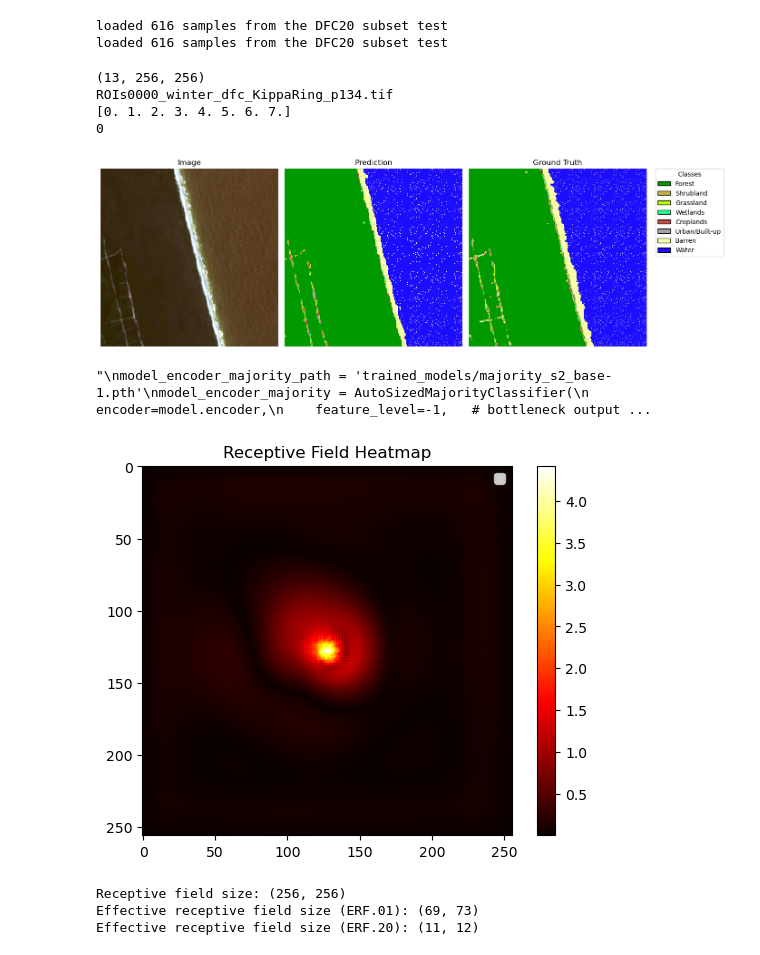
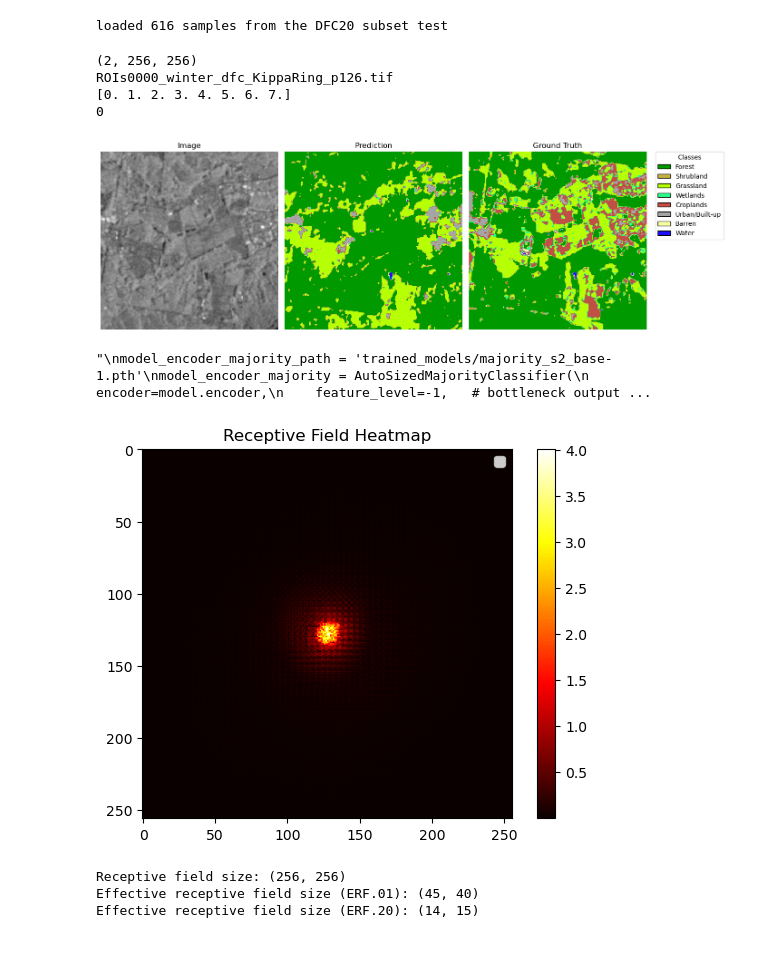
Before and after one commit to hpfref/The-Role-of-Spatial-Context-in-Deep-Learning-based-Semantic-Segmentation-of-Remote-Sensing-Imagery, a Jupyter notebook: dfc20/visualize.ipynb, the cells around one changed output. Cells and saved outputs as stored; diff of their text form; code cells hidden in the pictures.

```diff
--- a/dfc20/visualize.ipynb
+++ b/dfc20/visualize.ipynb
@@ -15,12 +15,11 @@ from models.majority_classifier import *
 from matplotlib.colors import ListedColormap, BoundaryNorm
 # %%
 path = "./data"
-ds = dataset.DFC20(path, subset="test", use_s1 = True, use_s2_hr=False, normalize=True) #s1
+ds = dataset.DFC20(path, subset="test", use_s1 = True) #s1
 #ds = dataset.DFC20(path, subset="test", use_s1 = False, use_s2_all=True, normalize=True, standardize=False) #s2
 #ds_stand = dataset.DFC20(path, subset="test", use_s1 = False, use_s2_all=True, normalize=False, standardize=True) #s2
 # %% [output]
 loaded 616 samples from the DFC20 subset test
-loaded 616 samples from the DFC20 subset test
 # %%
 def predict_patch(model, image):
     model.eval()  # Set model to evaluation mode
@@ -46,17 +45,33 @@ def visualize_rgb_prediction_label(patch, patch_stand=None, model=None, model_is
     # Extract appropriate bands for visualization
     if sensor == 's2':
         image = patch['image'][1:4]  # RGB bands for Sentinel-2
+        # Apply contrast stretching
+        image = np.clip((image - np.min(image)) / (np.max(image) - np.min(image) + 1e-6), 0, 1)
+        image = np.clip(image * 1.5, 0, 1)
     elif sensor == 's1':
+        vv, vh = patch['image'][:2]
+        gray = (vv + vh) / 2
+        image = np.stack([gray, gray, gray], axis=0)
+        """ s1 visual
+        #histscale
+        from skimage import exposure
+        vv, vh = patch['image'][:2]
+        r = exposure.equalize_hist(vh)
+        g = exposure.equalize_hist((vv + vh) / 2)
+        b = exposure.equalize_hist(vv)
+        image = np.stack([r, g, b], axis=0)
+        #grey
+        vv, vh = patch['image'][:2]
+        gray = (vv + vh) / 2
+        image = np.stack([gray, gray, gray], axis=0)
+        #blue average of vv vh
         image = patch['image'][:2]  # VV and VH for Sentinel-1
         r, g = image[0], image[1]
         b = (r + g) / 2
         image = np.stack([r, g, b], axis=0)
+        """
     else:
         raise ValueError("sensor must be either 's1' or 's2'")
-
-    # Apply contrast stretching
-    image = np.clip((image - np.min(image)) / (np.max(image) - np.min(image) + 1e-6), 0, 1)
-    image = np.clip(image * 1.5, 0, 1)
 
     # Create a figure with three subplots
     fig, ax = plt.subplots(1, 3, figsize=(14, 6))
@@ -115,38 +130,41 @@ def visualize_rgb_prediction_label(patch, patch_stand=None, model=None, model_is
     plt.tight_layout()
     plt.show()
 # %%
-patch_index = 501 # 25,306,500 bad label example (city); 550,553 cropland dots warum? (wie ist ground truth entstanden); train 720 ähnlich weird; train 3000,2000,2500!!!
+patch_index = 500 # 25,306,500 bad label example (city); 550,553 cropland dots warum? (wie ist ground truth entstanden); train 720 ähnlich weird; train 3000,2000,2500!!!
 patch = ds.__getitem__(patch_index)
 print(patch["image"].shape)
 print(patch["id"])
 print(np.unique(patch["label"]))
 print(patch["majority_class"])
 
-patch_stand = ds_stand.__getitem__(patch_index)
+model_path = 'trained_models/s1/segmentation/unet_s1_base.pth' # for s1
 
-model_path = 'trained_models/unet_s2_base.pth'
-model = UNetBase(n_channels=13)  # n_channels based on model
+#patch_stand = ds_stand.__getitem__(patch_index) # for s2
+#model_path = 'trained_models/s2/segmentation/unet_s2_base.pth' # for s2
+model = UNetBase(n_channels=2)  # n_channels based on model
+
+
 model.load_state_dict(torch.load(model_path))
 
-#visualize_rgb_prediction_label(patch, model=None, sensor='s1') #s1
-visualize_rgb_prediction_label(patch, patch_stand=patch_stand, model=model, model_is_stand=True, sensor='s2') #s2
+visualize_rgb_prediction_label(patch, model=model, sensor='s1') # for s1
+#visualize_rgb_prediction_label(patch, patch_stand=patch_stand, model=model, model_is_stand=True, sensor='s2') # for s2
 """
 model_encoder_majority_path = 'trained_models/majority_s2_base-1.pth'
 model_encoder_majority = AutoSizedMajorityClassifier(
     encoder=model.encoder,
     feature_level=-1,   # bottleneck output -1, or -2 for previous, etc.
     target_head_params=500
 )
 model_encoder_majority.load_state_dict(torch.load(model_encoder_majority_path))
 
 visualize_rgb_prediction_label(patch, patch_stand=patch_stand, model=model_encoder_majority, model_is_stand=True, model_is_majority=True)
 """
 # %% [output]
-(13, 256, 256)
-ROIs0000_winter_dfc_KippaRing_p134.tif
+(2, 256, 256)
+ROIs0000_winter_dfc_KippaRing_p126.tif
 [0. 1. 2. 3. 4. 5. 6. 7.]
 0
-[figure, old version]
+[figure, new version]
 "\nmodel_encoder_majority_path = 'trained_models/majority_s2_base-1.pth'\nmodel_encoder_majority = AutoSizedMajorityClassifier(\n    encoder=model.encoder,\n    feature_level=-1,   # bottleneck output ...
 # %%
 def compute_receptive_field(model, input_shape=(1, 4, 128, 128), output_pos=(0, 0, 64, 64), visualize=True):
@@ -210,19 +228,19 @@ def compute_receptive_field(model, input_shape=(1, 4, 128, 128), output_pos=(0,
 
     return rf_size, erf_01, erf_20, grad_mask
 # %%
-model_path = 'trained_models/s2/segmentation/unet_s2_7x7_2.pth'
-model = UNet7x7(n_channels=13)  # n_channels based on model
+model_path = 'trained_models/s1/segmentation/unet_s1_5x5equal.pth'
+model = UNet5x5EqualParams(n_channels=2)  # n_channels based on model
 model.load_state_dict(torch.load(model_path))
-input_shape=(1, 13, 256, 256)
+input_shape=(1, 2, 256, 256)
 output_pos=(0, 0, 128, 128)
 #input_shape=(1, 4, 17, 17)
 #output_pos=(0, 0, 9, 9)
 rf_size, erf_01, erf_20, grad_mask = compute_receptive_field(model, input_shape, output_pos) # should output of this be symmetric?
 # %% [output]
-[figure, old version]
+[figure, new version]
 Receptive field size: (256, 256)
-Effective receptive field size (ERF.01): (69, 73)
-Effective receptive field size (ERF.20): (11, 12)
+Effective receptive field size (ERF.01): (45, 40)
+Effective receptive field size (ERF.20): (14, 15)
 # %%
 def compute_encoder_receptive_fields(encoder, input_shape=(1, 13, 128, 128), visualize=False):
     encoder.eval()
```
Also changed, not shown: parts of 1 cell of this notebook, 3 other files.
